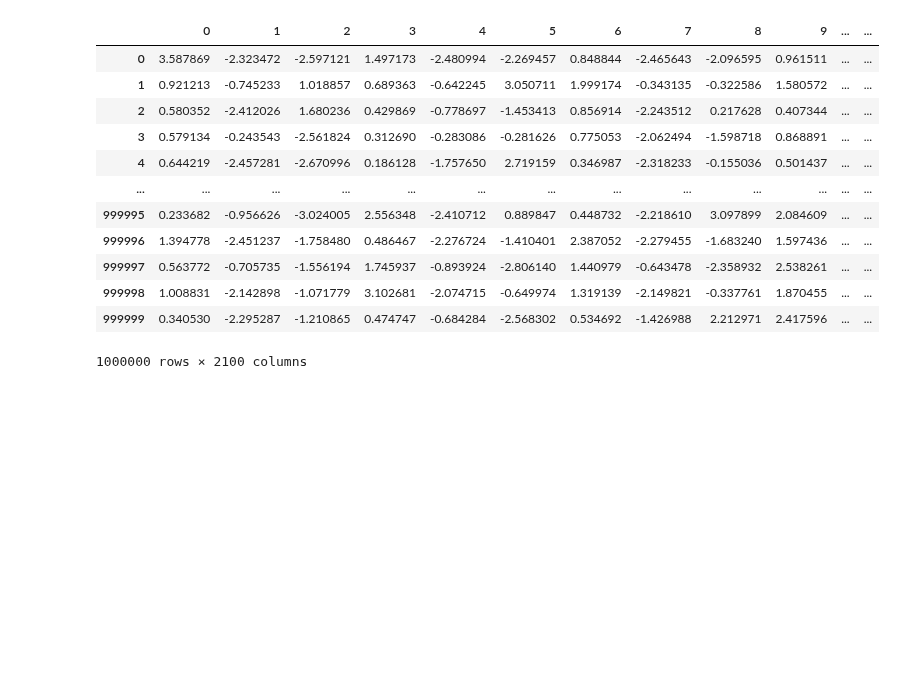
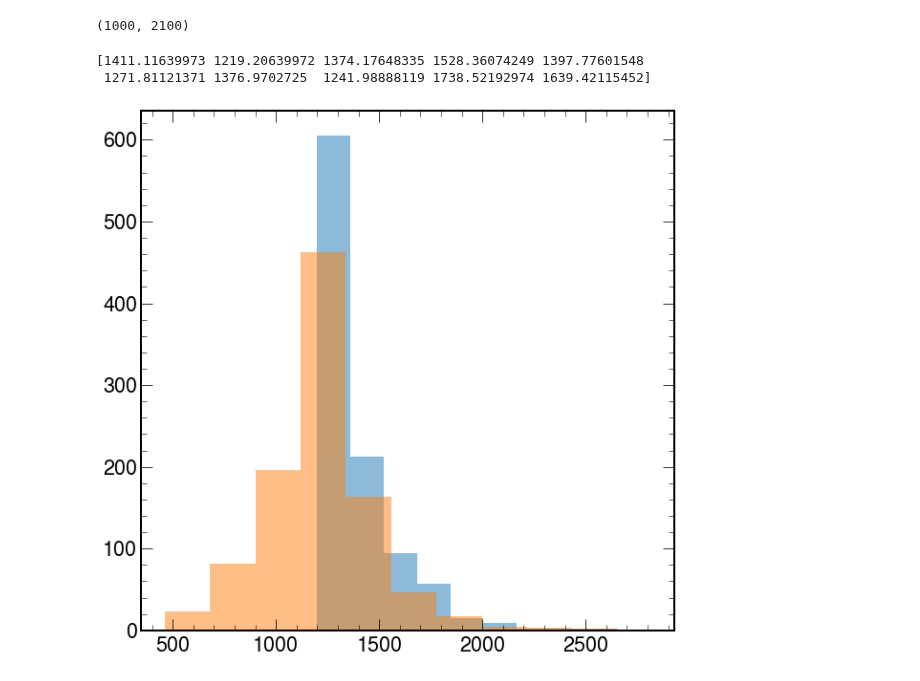
Before and after one commit to stsan9/AnomalyDetection4Jets, a Jupyter notebook: Tables.ipynb, the cells around one changed output. Saved outputs shown, nothing was run; the diff lists cells and outputs as text; code cells hidden in the pictures; blank space fills up the shorter version.

Commit message:
add jet clustering example

```diff
--- a/Tables.ipynb
+++ b/Tables.ipynb
@@ -8,16 +23,51 @@ df = pandas.read_hdf(path)
-# %%
-df
-# %% [output]
-|  | 0 | 1 | 2 | 3 | 4 | 5 | 6 | 7 | 8 | 9 | ... | ... |
-| 0 | 3.587869 | -2.323472 | -2.597121 | 1.497173 | -2.480994 | -2.269457 | 0.848844 | -2.465643 | -2.096595 | 0.961511 | ... | ... |
-| 1 | 0.921213 | -0.745233 | 1.018857 | 0.689363 | -0.642245 | 3.050711 | 1.999174 | -0.343135 | -0.322586 | 1.580572 | ... | ... |
-| 2 | 0.580352 | -2.412026 | 1.680236 | 0.429869 | -0.778697 | -1.453413 | 0.856914 | -2.243512 | 0.217628 | 0.407344 | ... | ... |
-| 3 | 0.579134 | -0.243543 | -2.561824 | 0.312690 | -0.283086 | -0.281626 | 0.775053 | -2.062494 | -1.598718 | 0.868891 | ... | ... |
-| 4 | 0.644219 | -2.457281 | -2.670996 | 0.186128 | -1.757650 | 2.719159 | 0.346987 | -2.318233 | -0.155036 | 0.501437 | ... | ... |
-| ... | ... | ... | ... | ... | ... | ... | ... | ... | ... | ... | ... | ... |
-| 999995 | 0.233682 | -0.956626 | -3.024005 | 2.556348 | -2.410712 | 0.889847 | 0.448732 | -2.218610 | 3.097899 | 2.084609 | ... | ... |
-| 999996 | 1.394778 | -2.451237 | -1.758480 | 0.486467 | -2.276724 | -1.410401 | 2.387052 | -2.279455 | -1.683240 | 1.597436 | ... | ... |
-| 999997 | 0.563772 | -0.705735 | -1.556194 | 1.745937 | -0.893924 | -2.806140 | 1.440979 | -0.643478 | -2.358932 | 2.538261 | ... | ... |
-| 999998 | 1.008831 | -2.142898 | -1.071779 | 3.102681 | -2.074715 | -0.649974 | 1.319139 | -2.149821 | -0.337761 | 1.870455 | ... | ... |
-| 999999 | 0.340530 | -2.295287 | -1.210865 | 0.474747 | -0.684284 | -2.568302 | 0.534692 | -1.426988 | 2.212971 | 2.417596 | ... | ... |
-1000000 rows × 2100 columns
+# %%
+import numpy as np
+from pyjet import cluster,DTYPE_PTEPM
+events_combined = df.values
+print(events_combined.shape)
+# %% [output]
+(1000, 2100)
+# %%
+#Now, let's cluster some jets!
+jet_pt = []
+jet_eta = []
+jet_phi = []
+jet_mass = []
+offset = 0
+offsets = [0]
+for i in range(events_combined.shape[0]):
+    pseudojets_input = np.zeros(len([x for x in events_combined[i][::3] if x > 0]), dtype=DTYPE_PTEPM)
+    for j in range(700):
+        if (events_combined[i][j*3]>0):
+            pseudojets_input[j]['pT'] = events_combined[i][j*3]
+            pseudojets_input[j]['eta'] = events_combined[i][j*3+1]
+            pseudojets_input[j]['phi'] = events_combined[i][j*3+2]
+        pass
+    sequence = cluster(pseudojets_input, R=1.0, p=-1)
+    jets = sequence.inclusive_jets(ptmin=20)
+    offset += len(jets)
+    offsets.append(offset)
+    for k in range(len(jets)):
+        jet_pt.append(jets[k].pt)
+        jet_eta.append(jets[k].eta)
+        jet_phi.append(jets[k].phi)
+        jet_mass.append(jets[k].mass)
+# %%
+import coffea
+jet_cands = coffea.analysis_objects.JaggedCandidateArray.candidatesfromoffsets(offsets,
+                                                                  pt = jet_pt,
+                                                                  eta = jet_eta,
+                                                                  phi = jet_phi,
+                                                                  mass = jet_mass)
+print(jet_cands.pt[:10,0]) # high-est pT jet for first 10 events
+# %% [output]
+[1411.11639973 1219.20639972 1374.17648335 1528.36074249 1397.77601548
+ 1271.81121371 1376.9702725  1241.98888119 1738.52192974 1639.42115452]
+# %%
+import matplotlib.pyplot as plt
+import mplhep as hep
+plt.style.use(hep.style.CMS)
+hist1  = plt.hist(jet_cands.pt[:,0],alpha=0.5) # highest pt jet
+hist2  = plt.hist(jet_cands.pt[:,1],alpha=0.5) # second highest pt jet
+# %% [output]
+[figure, added]
```
Also changed, not shown: parts of 9 cells of this notebook, 3 other files.
